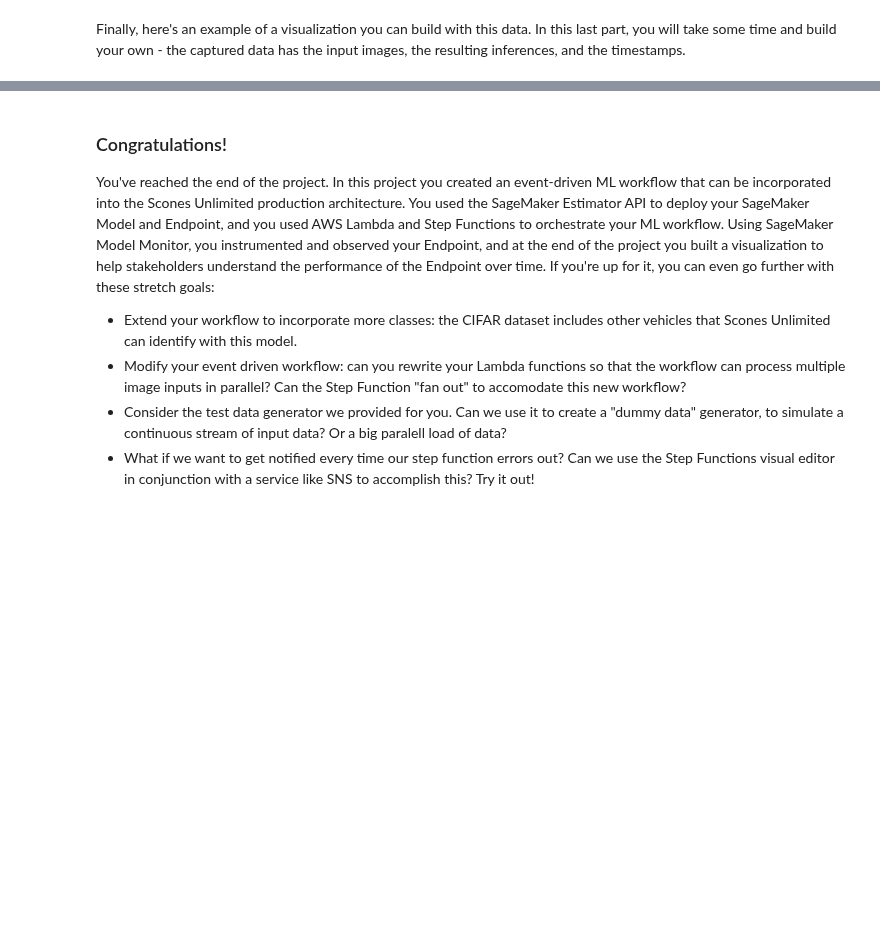
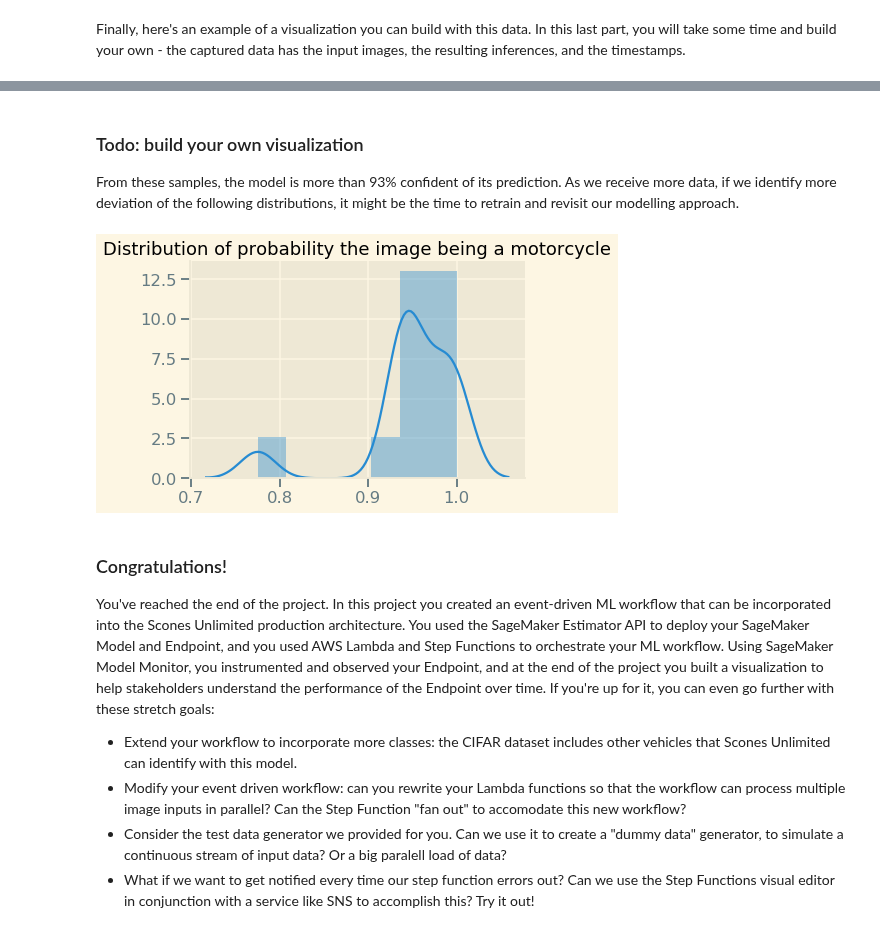
Before and after one commit to elvyna/udacity-aws-mle-nanodegree, a Jupyter notebook: project02-ml-workflow-scones-unlimited/workspace/project-notebook.ipynb, the cells around one changed output, grey strips where cells are left out. Cells and saved outputs as stored; diff of their text form; code cells hidden in the pictures; blank space fills up the shorter version.

```diff
--- a/project02-ml-workflow-scones-unlimited/workspace/project-notebook.ipynb
+++ b/project02-ml-workflow-scones-unlimited/workspace/project-notebook.ipynb
@@ -355,7 +361,7 @@ img_classifier_model = sagemaker.estimator.Estimator(
 We can also set a few key hyperparameters and define the inputs for our model:
 # %%
 img_classifier_model.set_hyperparameters(
-    image_shape="32,32,3", # TODO: Fill in
+    image_shape="3,32,32", # TODO: Fill in
     num_classes=2, # TODO: Fill in
     num_training_samples=1000 # TODO: fill in
 )
@@ -685,3 +761,18 @@ plt.gcf().autofmt_xdate()
+# %% [markdown]
+### Todo: build your own visualization
+
+From these samples, the model is more than 93% confident of its prediction. As we receive more data, if we identify more deviation of the following distributions, it might be the time to retrain and revisit our modelling approach.
+# %%
+import seaborn as sns
+import matplotlib.pyplot as plt
+
+sns.set_context('talk')
+
+sns.distplot(y)
+plt.title("Distribution of probability the image being a motorcycle")
+sns.despine();
+# %% [output]
+[figure, added]
 # %% [markdown]
 ### Congratulations!
 
```
Also changed, not shown: parts of 19 cells of this notebook.
